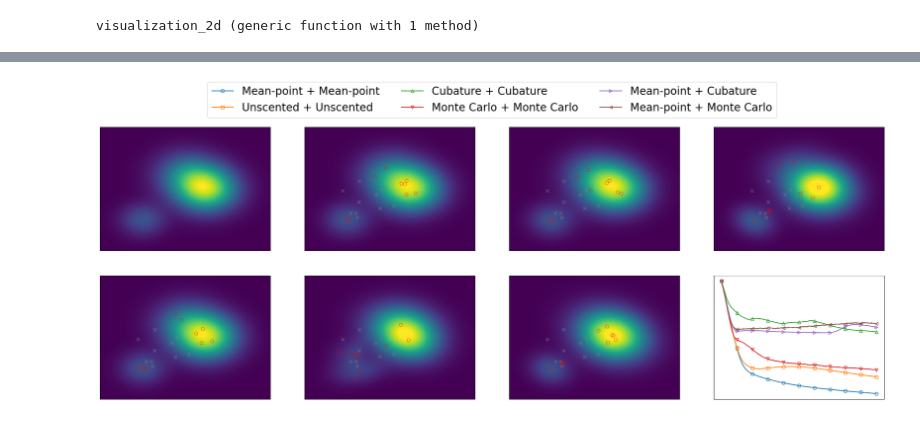
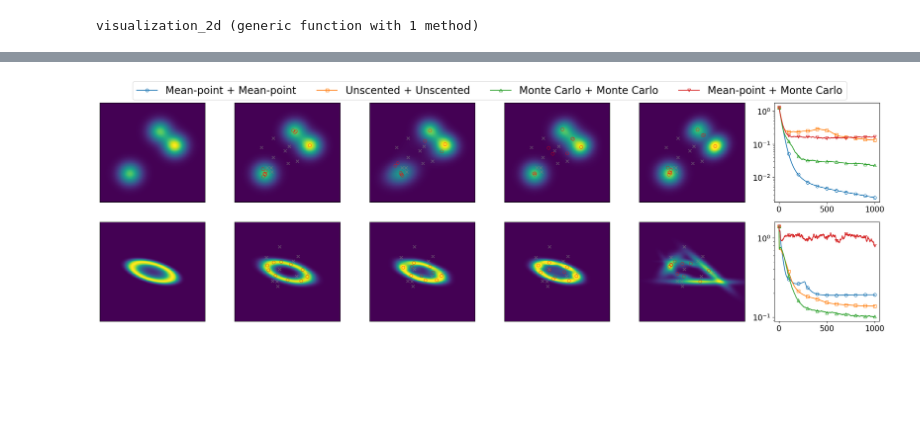
Before and after one commit to PKU-CMEGroup/InverseProblems.jl, a Jupyter notebook: Derivative-Free-Variational-Inference/Quadrature-Rule-Test.ipynb, the cells around one changed output, grey strips where cells are left out. Drawn from its saved outputs; the diff is of its cells as text; code cells hidden in the pictures; blank space fills up the shorter version.

Commit message:
update DF_GMVI test

```diff
--- a/Derivative-Free-Variational-Inference/Quadrature-Rule-Test.ipynb
+++ b/Derivative-Free-Variational-Inference/Quadrature-Rule-Test.ipynb
@@ -96,32 +96,18 @@ function visualization_2d(ax; Nx=2000, Ny=2000, x_lim=[-4.0,4.0], y_lim=[-4.0,4.
     for i_obj = 1:N_obj
         ax[N_obj+2].semilogy(Array(0:N_iter), error[i_obj, :],  label= label[i_obj], marker=markers[i_obj], markevery=div(N_iter,10),markerfacecolor="none")
    end
-#     # Get the current y-axis limits
-#     ymin, ymax = ax[N_obj+2].get_ylim()
-#     # Ensure the lower bound of y-ticks is below 0.1
-#     if ymin > 0.1
-#         ax[N_obj+2].set_ylim(0.1, ymax)  # Set the lower limit to a value below 0.1
-#     end
+    # Get the current y-axis limits
+    ymin, ymax = ax[N_obj+2].get_ylim()
+    # Ensure the lower bound of y-ticks is below 0.1
+    if ymin > 0.1
+        ax[N_obj+2].set_ylim(0.1, ymax)  # Set the lower limit to a value below 0.1
+    end
 
 end
 # %% [output]
 visualization_2d (generic function with 1 method)
 # %%
-fig, ax = PyPlot.subplots(nrows=2, ncols=4, sharex=false, sharey=false, figsize=(21,10))
-ax = ax[:]
-x_w_ref, x_mean_ref = [0.2;0.5;0.3], [1.0 2.0; 2.0 1.0; -1.0 -1.0]
-N_modes_ref, N_x = size(x_mean_ref)
-xx_cov_ref = zeros(N_modes_ref, 2, 2)
-for im = 1:N_modes_ref
-    xx_cov_ref[im,:,:] += I
-end
-xx_cov_ref[N_modes_ref,:,:] /= 2.0
-
-inv_sqrt_x_cov_ref = [compute_sqrt_matrix(xx_cov_ref[im,:,:]; type="Cholesky")[2] for im = 1:N_modes_ref]
-func_args = (x_w_ref, x_mean_ref, inv_sqrt_x_cov_ref)
-func_dPhi(x) = Gaussian_mixture_dPhi(x, func_args)
-func_Phi(x) = -log_Gaussian_mixture(x, func_args)
-
+fig, ax = PyPlot.subplots(nrows=2, ncols=6, sharex=false, sharey=false, figsize=(22,8))
 
 
 Random.seed!(111);
@@ -136,34 +122,70 @@ for im = 1:N_modes
 end
 
 
+
+
+
 sqrt_matrix_type = "Cholesky"
-N_iter , dt  = 2000, 0.02
+N_iter , dt  = 1000, 0.04
 T =  N_iter * dt
 quadrature_test_list = [
     ("mean_point","mean_point"),
     ("unscented_transform","unscented_transform"),
-    ("cubature_transform_o3","cubature_transform_o3"),
     ("random_sampling","random_sampling"),
-    ("cubature_transform_o3","mean_point"),
-    ("random_sampling","mean_point")]
+    ("random_sampling","mean_point")
+    ]
+
+
+
+# Gaussian mixture
+x_w_ref, x_mean_ref = [0.3;0.4;0.3], [1.0 2.0; 2.0 1.0; -1.0 -1.0]
+N_modes_ref, N_x = size(x_mean_ref)
+xx_cov_ref = zeros(N_modes_ref, 2, 2)
+for im = 1:N_modes_ref
+    xx_cov_ref[im,:,:] += I/4
+end
+
+inv_sqrt_x_cov_ref = [compute_sqrt_matrix(xx_cov_ref[im,:,:]; type="Cholesky")[2] for im = 1:N_modes_ref]
+func_args = (x_w_ref, x_mean_ref, inv_sqrt_x_cov_ref)
+func_dPhi(x) = Gaussian_mixture_dPhi(x, func_args)
+func_Phi(x) = -log_Gaussian_mixture(x, func_args)
+
+
 
 objs = [GMNVI_Run(func_dPhi, T, N_iter, x0_w, x0_mean, xx0_cov;
                 quadrature_type_GM = quadrature_type_GM,  quadrature_type = quadrature_type, c_weight_GM = 3.0, c_weight = 3.0, N_ens_GM = 20, N_ens = 20, Hessian_correct_GM = false, diagonal_covariance=false) for  (quadrature_type_GM, quadrature_type) in quadrature_test_list]
-
-# Gaussian mixture test
-visualization_2d(ax; Nx = 200, Ny = 200, x_lim=[-3.0, 5.0], y_lim=[-3.0, 5.0], func_Phi = func_Phi, objs=objs,
-        label=["Mean-point + Mean-point",   "Unscented + Unscented", "Cubature + Cubature",
-               "Monte Carlo + Monte Carlo", "Mean-point + Cubature",  "Mean-point + Monte Carlo"])
-
-for i = 1:length(ax)
-    ax[i].get_xaxis().set_visible(false)
-    ax[i].get_yaxis().set_visible(false)
+visualization_2d(ax[1,:]; Nx = 200, Ny = 200, x_lim=[-3.0, 4.0], y_lim=[-3.0, 4.0], func_Phi = func_Phi, objs=objs,
+        label=["Mean-point + Mean-point",   "Unscented + Unscented",  "Monte Carlo + Monte Carlo", "Mean-point + Monte Carlo"])
+for i = 1:size(ax,2) - 1
+    ax[1,i].get_xaxis().set_visible(false)
+    ax[1,i].get_yaxis().set_visible(false)
 end
 
+
+# Circle
+func_dPhi(x) = circle_shape_dPhi(x, func_args)
+func_Phi(x) = -log_circle_shape(x, func_args)
+
+
+objs = [GMNVI_Run(func_dPhi, T, N_iter, x0_w, x0_mean, xx0_cov;
+                quadrature_type_GM = quadrature_type_GM,  quadrature_type = quadrature_type, c_weight_GM = 3.0, c_weight = 3.0, N_ens_GM = 20, N_ens = 20, Hessian_correct_GM = false, diagonal_covariance=false) for  (quadrature_type_GM, quadrature_type) in quadrature_test_list]
+visualization_2d(ax[2,:]; Nx = 200, Ny = 200, x_lim=[-3.0, 3.0], y_lim=[-3.0, 3.0], func_Phi = func_Phi, objs=objs,
+        label=["Mean-point + Mean-point",   "Unscented + Unscented",  "Monte Carlo + Monte Carlo", "Mean-point + Monte Carlo"])
+
+for i = 1:size(ax,2) - 1
+    ax[2,i].get_xaxis().set_visible(false)
+    ax[2,i].get_yaxis().set_visible(false)
+end
+
+
+
+
+
 handles, labels = ax[end].get_legend_handles_labels()
-fig.legend(handles,labels,loc = "upper center",bbox_to_anchor=(0.5,0.98),ncol=div(length(quadrature_test_list),2), fontsize=20)
-fig.subplots_adjust(bottom=0.15,top=0.85,left=0.02,right=0.98,hspace=0.2)
+fig.legend(handles,labels,loc = "upper center",bbox_to_anchor=(0.5,0.98),ncol=length(quadrature_test_list), fontsize=20)
 
-# fig.tight_layout()
+plt.tight_layout()
+fig.subplots_adjust(bottom=0.15,top=0.89,left=0.02,right=0.98,hspace=0.2)
+
 fig.savefig("Quadrature-Points.pdf")
 # %% [output]
@@ -187 +209 @@ fig.savefig("Quadrature-Points.pdf")
-[figure, old version]
+[figure, new version]
```
Also changed, not shown: parts of 2 cells of this notebook.
